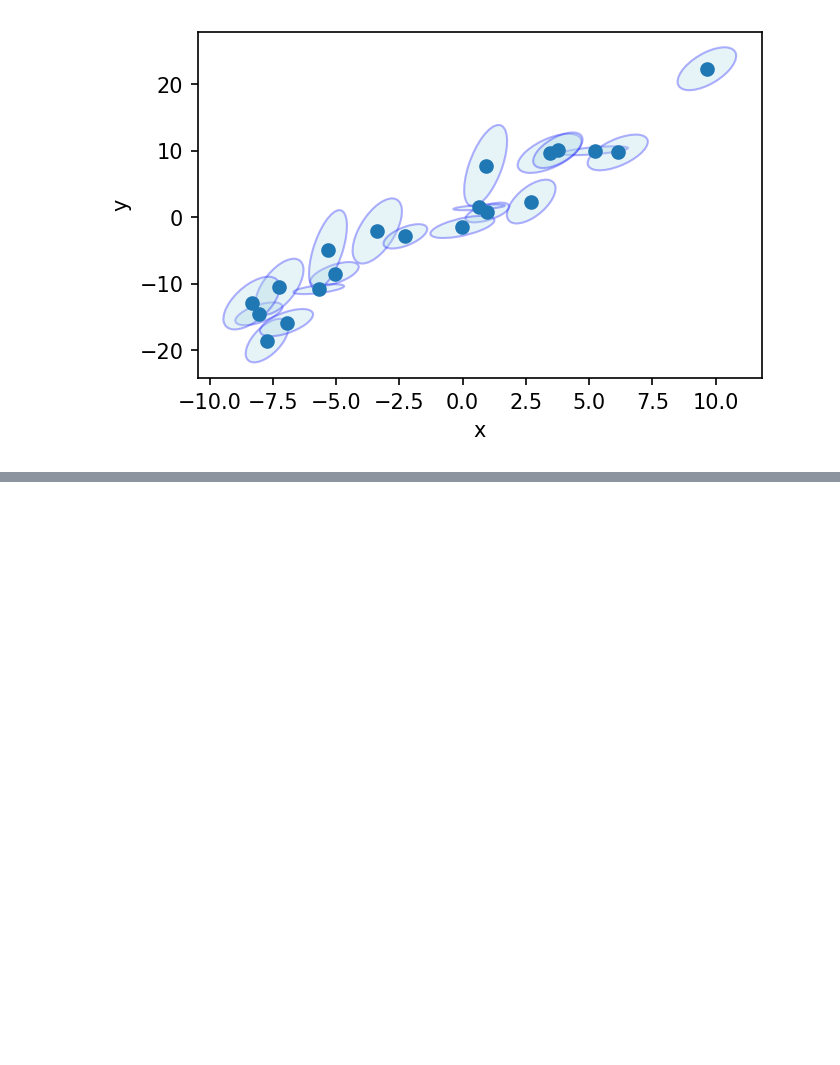
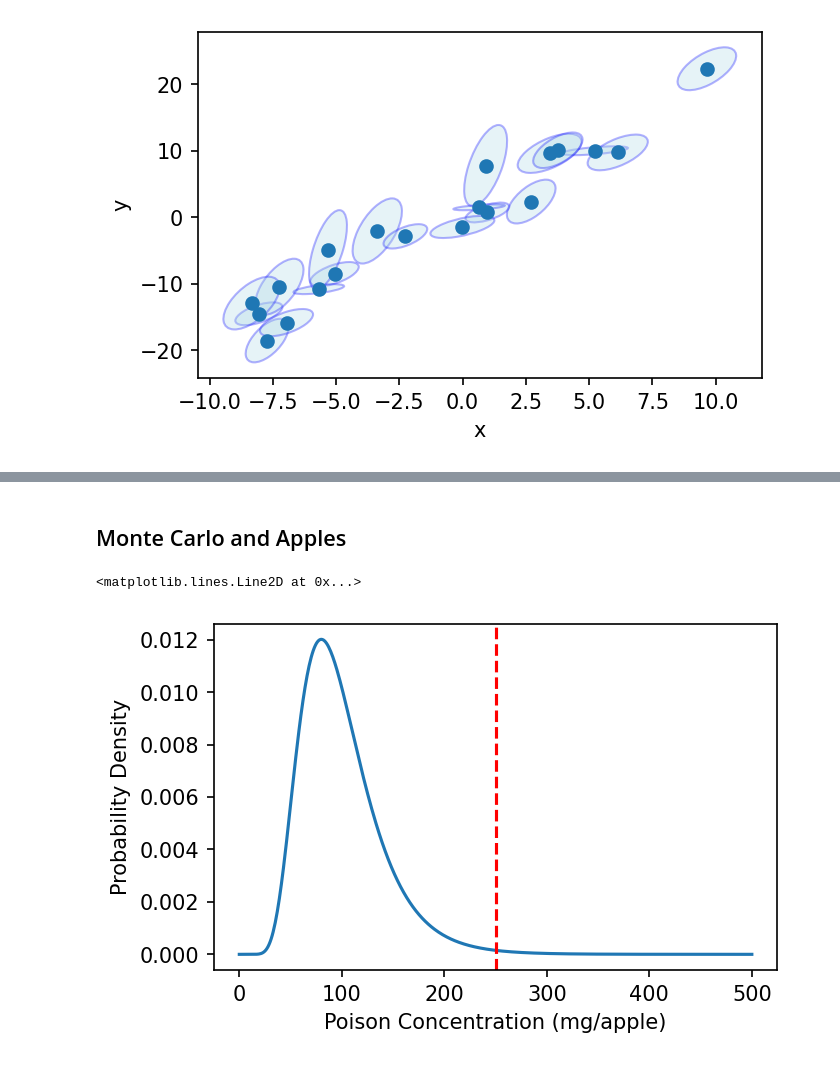
Before and after one commit to oscarbranson/teaching, a Jupyter notebook: QCES/EDAA/02_model_fit.ipynb, the cells around one changed output, grey strips where cells are left out. Saved outputs shown, nothing was run; the diff lists cells and outputs as text; code cells hidden in the pictures; blank space fills up the shorter version.

```diff
--- a/QCES/EDAA/02_model_fit.ipynb
+++ b/QCES/EDAA/02_model_fit.ipynb
@@ -600,0 +309,27 @@ AttributeError: 'CO2Model' object has no attribute 'annual_emissions_PgC'
+# %% [markdown]
+## Monte Carlo and Apples
+# %%
+# poison the apples
+mean = 100
+std = 40
+
+variance = std**2
+s = np.sqrt(np.log(1 + variance/mean**2))
+scale = mean / np.exp(s**2 / 2)
+
+poison_conc = stats.lognorm(s=s, scale=scale)
+
+lethal_limit = 250
+
+# consume the apples
+apple_consumption = stats.truncnorm(a=-2, b=np.inf, loc=1, scale=0.5)
+# %%
+conc = np.linspace(0, 500, 500)
+plt.plot(conc, poison_conc.pdf(conc))
+plt.xlabel('Poison Concentration (mg/apple)')
+plt.ylabel('Probability Density')
+
+plt.axvline(lethal_limit, color='red', linestyle='--', label='Lethal Limit (250 mg/apple)')
+# %% [output]
+<matplotlib.lines.Line2D at 0x...>
+[figure, added]
```
Also changed, not shown: parts of 11 cells of this notebook, 5 other files.
